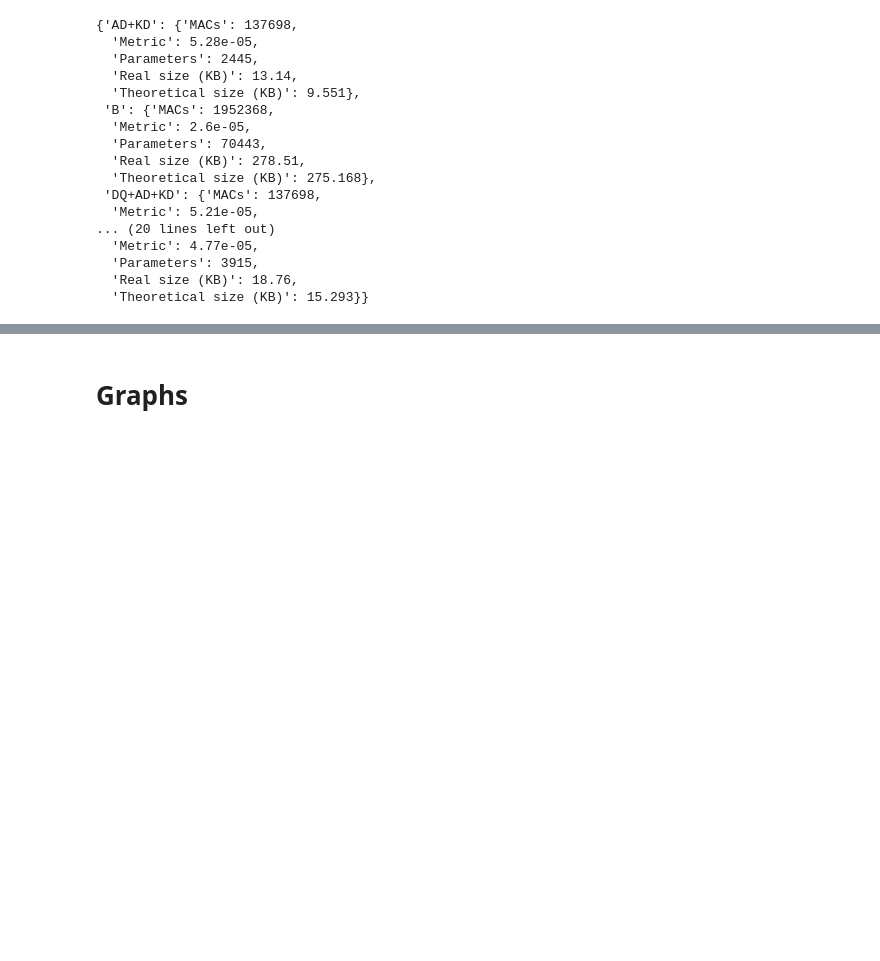
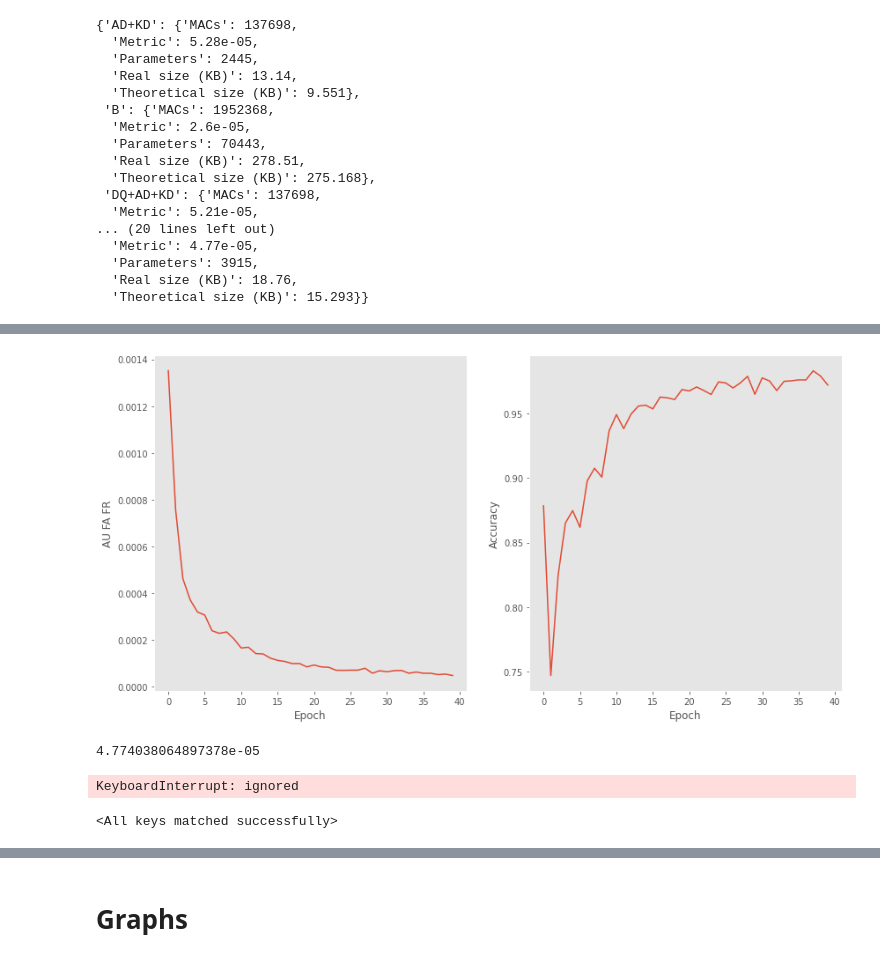
Before and after one commit to erasedwalt/kws-hw, a Jupyter notebook: kws.ipynb, the cells around one changed output, grey strips where cells are left out. Cells and saved outputs as stored; diff of their text form; code cells hidden in the pictures; blank space fills up the shorter version.

Commit message:
Add structural pruning experiment

```diff
--- a/kws.ipynb
+++ b/kws.ipynb
@@ -753,6 +783,7 @@ with torch.no_grad():
     p = streaming_model.inference(all_melspec[i].unsqueeze(0), 24).softmax(dim=1)[0, 1].item()
     probs.append(p)
 # %%
+plt.style.use('ggplot')
 plt.figure(figsize=(10, 8))
 plt.plot(probs)
 plt.xlabel('Time')
@@ -1534,0 +1673,18 @@ model_summaries
+# %%
+set_seed()
+
+config = TaskConfig()
+pruning_model = PruningModel(config).to(config.device)
+
+to_zero_params = [p for n, p in pruning_model.named_parameters() if 'zero' in n]
+not_to_zero_params = [p for n, p in pruning_model.named_parameters() if 'zero' not in n]
+
+print(pruning_model)
+
+# накладываю сильную регуляризацию на веса, которые хочу занулить
+opt = torch.optim.Adam(
+    [{'params': to_zero_params, 'weight_decay': 10.},
+     {'params': not_to_zero_params}],
+    lr=config.learning_rate,
+    weight_decay=config.weight_decay
+)
@@ -1534,0 +1722,15 @@ model_summaries
+# %%
+best_pruning_metric = attention_knowledge_distillation_train(pruning_model,
+                                                             base_model,
+                                                             opt)
+# %% [output]
+[figure, added]
+4.774038064897378e-05
+KeyboardInterrupt: ignored
+# %%
+# не тыкать, если скачал веса
+
+pruning_model.load_state_dict(torch.load('best_attention_distill_model.pt'))
+# трейнлуп сохранял веса с таким названием
+# %% [output]
+<All keys matched successfully>
```
Also changed, not shown: parts of 44 cells of this notebook, 2 other files.
